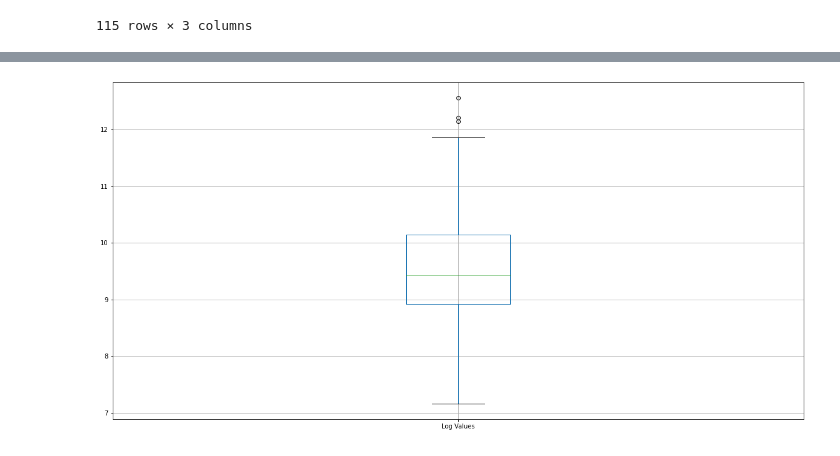
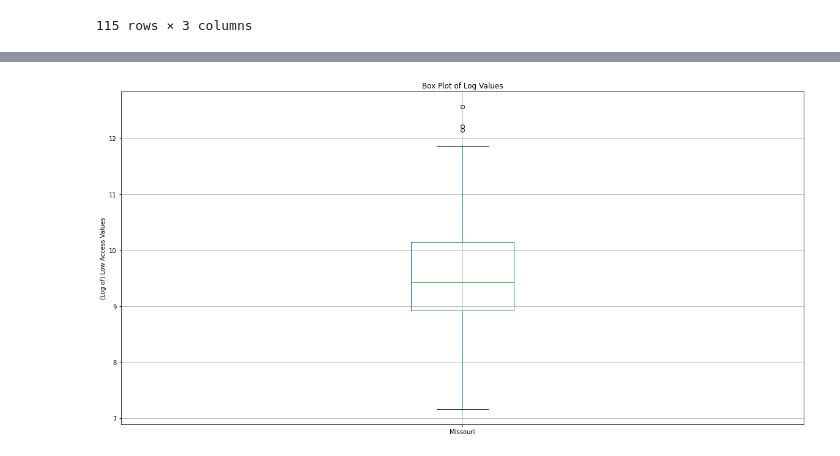
Before and after one commit to marybellavia/project-one, a Jupyter notebook: FoodDesertQuestionOne.ipynb, the cells around one changed output, grey strips where cells are left out. Cells and saved outputs as stored; diff of their text form; code cells hidden in the pictures.

```diff
--- a/FoodDesertQuestionOne.ipynb
+++ b/FoodDesertQuestionOne.ipynb
@@ -118,8 +150,14 @@ plt.show()
-# %%
-poverty_info['Log Values'] = np.log(poverty_info['Low Access'])
-
-poverty_info.boxplot("Log Values", figsize=(20, 10))
-
-plt.savefig("output_data/LowAccessPopBoxPlot.png")
-# %% [output]
-[figure, removed]
+# %%
+#create a boxplot to see the distribution of data and visualize any outliers. log is used to shrink data values
+poverty_info['Log Values'] = np.log(poverty_info['Low Access'])
+#create list for x_ticks
+state_lst=["Missouri"]
+#create,show, and save boxplot
+b_plot=poverty_info.boxplot("Log Values", figsize=(20, 10))
+plt.title("Box Plot of Log Values")
+plt.ylabel("(Log of) Low Access Values")
+b_plot.set_xticklabels(state_lst)
+plt.savefig("output_data/LowAccessPopBoxPlot.png")
+plt.show()
+# %% [output]
+[figure, added]
```
Also changed, not shown: parts of 9 cells of this notebook, 4 other files.
